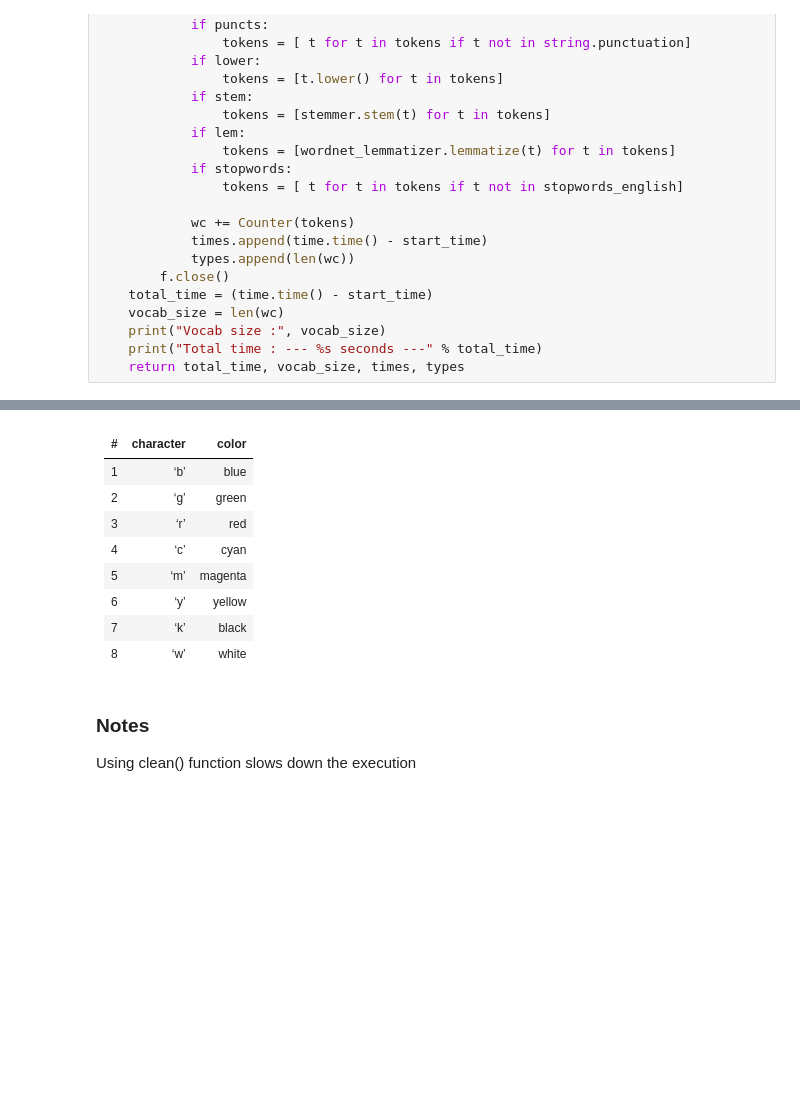
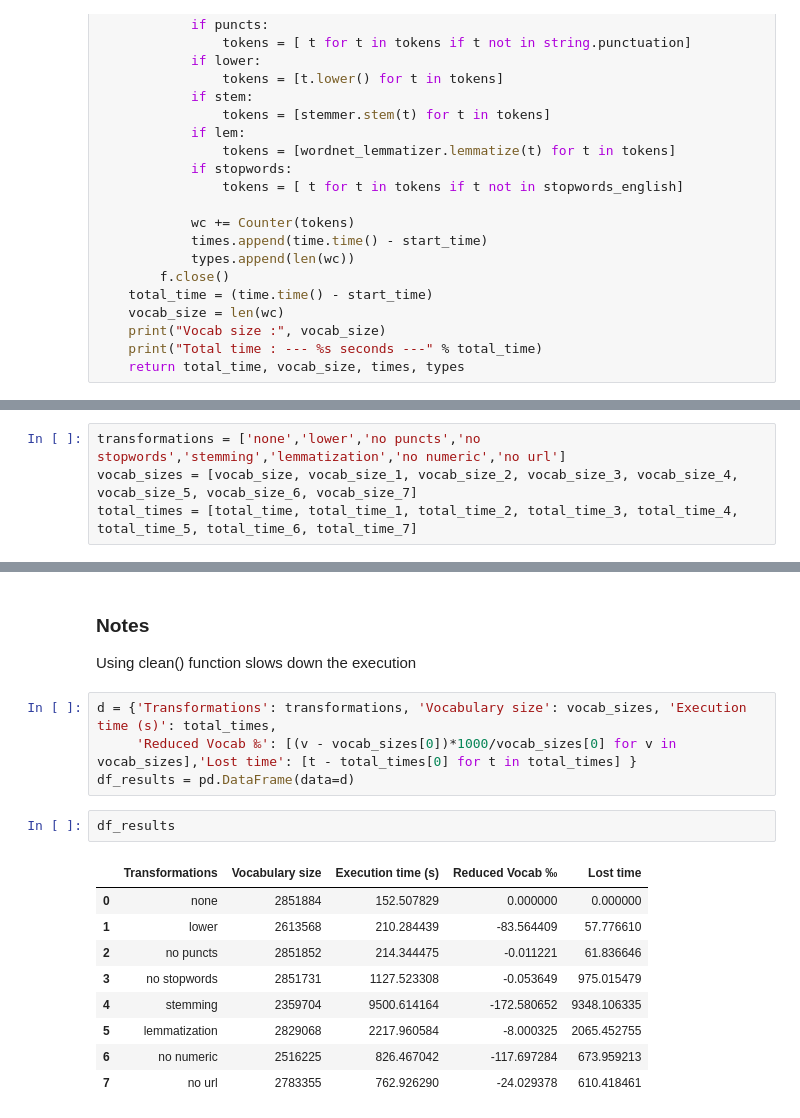
Before and after one commit to KacemKhaled/IFT6285-NLP, a Jupyter notebook: TP1/TP1.ipynb, the cells around one changed output, grey strips where cells are left out. Cells and saved outputs as stored; diff of their text form; blank space fills up the shorter version.

Commit message:
performed other transformations

```diff
--- a/TP1/TP1.ipynb
+++ b/TP1/TP1.ipynb
@@ -237,5 +249,9 @@ np.savetxt("csv/types.csv",
            delimiter =", ",
            fmt ='% s')
+# %%
+transformations = ['none','lower','no puncts','no stopwords','stemming','lemmatization','no numeric','no url']
+vocab_sizes = [vocab_size, vocab_size_1, vocab_size_2, vocab_size_3, vocab_size_4, vocab_size_5, vocab_size_6, vocab_size_7]
+total_times = [total_time, total_time_1, total_time_2, total_time_3, total_time_4, total_time_5, total_time_6, total_time_7]
 # %%
 tranches = list(range(1,100))
 plt.figure(figsize=(12,11))
@@ -266,14 +285,19 @@ plt.show()
-# %% [markdown]
-|# |character|	color|
-|---|---|---|
-|1  |  ‘b’|blue|
-|2  |  ‘g’|	green|
-|3  |  ‘r’|	red|
-|4  |  ‘c’|	cyan|
-|5  |  ‘m’|	magenta|
-|6  |  ‘y’|	yellow|
-|7  |  ‘k’|	black|
-|8  |  ‘w’|	white|
 # %% [markdown]
 ### Notes
 Using clean() function slows down the execution
+# %%
+d = {'Transformations': transformations, 'Vocabulary size': vocab_sizes, 'Execution time (s)': total_times,
+     'Reduced Vocab ‰': [(v - vocab_sizes[0])*1000/vocab_sizes[0] for v in vocab_sizes],'Lost time': [t - total_times[0] for t in total_times] }
+df_results = pd.DataFrame(data=d)
+# %%
+df_results
+# %% [output]
+|  | Transformations | Vocabulary size | Execution time (s) | Reduced Vocab ‰ | Lost time |
+| 0 | none | 2851884 | 152.507829 | 0.000000 | 0.000000 |
+| 1 | lower | 2613568 | 210.284439 | -83.564409 | 57.776610 |
+| 2 | no puncts | 2851852 | 214.344475 | -0.011221 | 61.836646 |
+| 3 | no stopwords | 2851731 | 1127.523308 | -0.053649 | 975.015479 |
+| 4 | stemming | 2359704 | 9500.614164 | -172.580652 | 9348.106335 |
+| 5 | lemmatization | 2829068 | 2217.960584 | -8.000325 | 2065.452755 |
+| 6 | no numeric | 2516225 | 826.467042 | -117.697284 | 673.959213 |
+| 7 | no url | 2783355 | 762.926290 | -24.029378 | 610.418461 |
```
Also changed, not shown: parts of 21 cells of this notebook, 2 other files.
